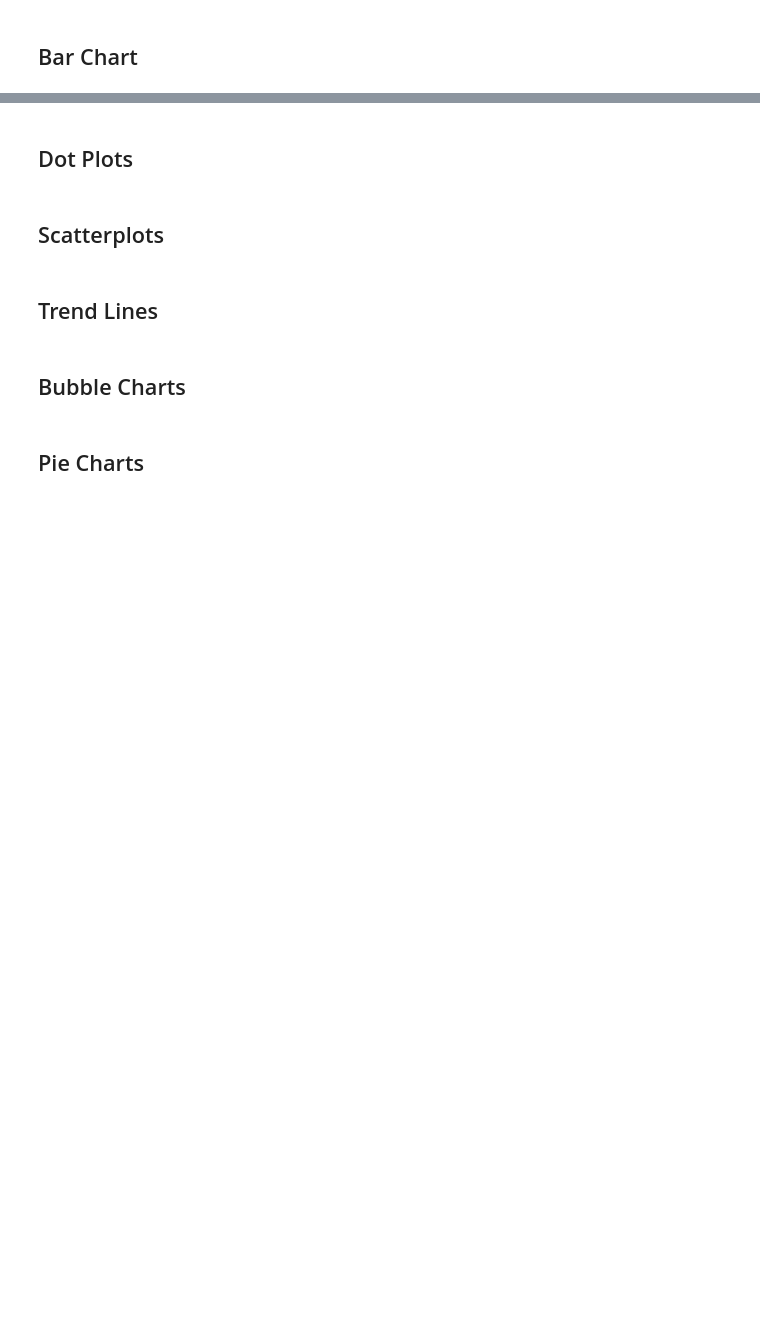
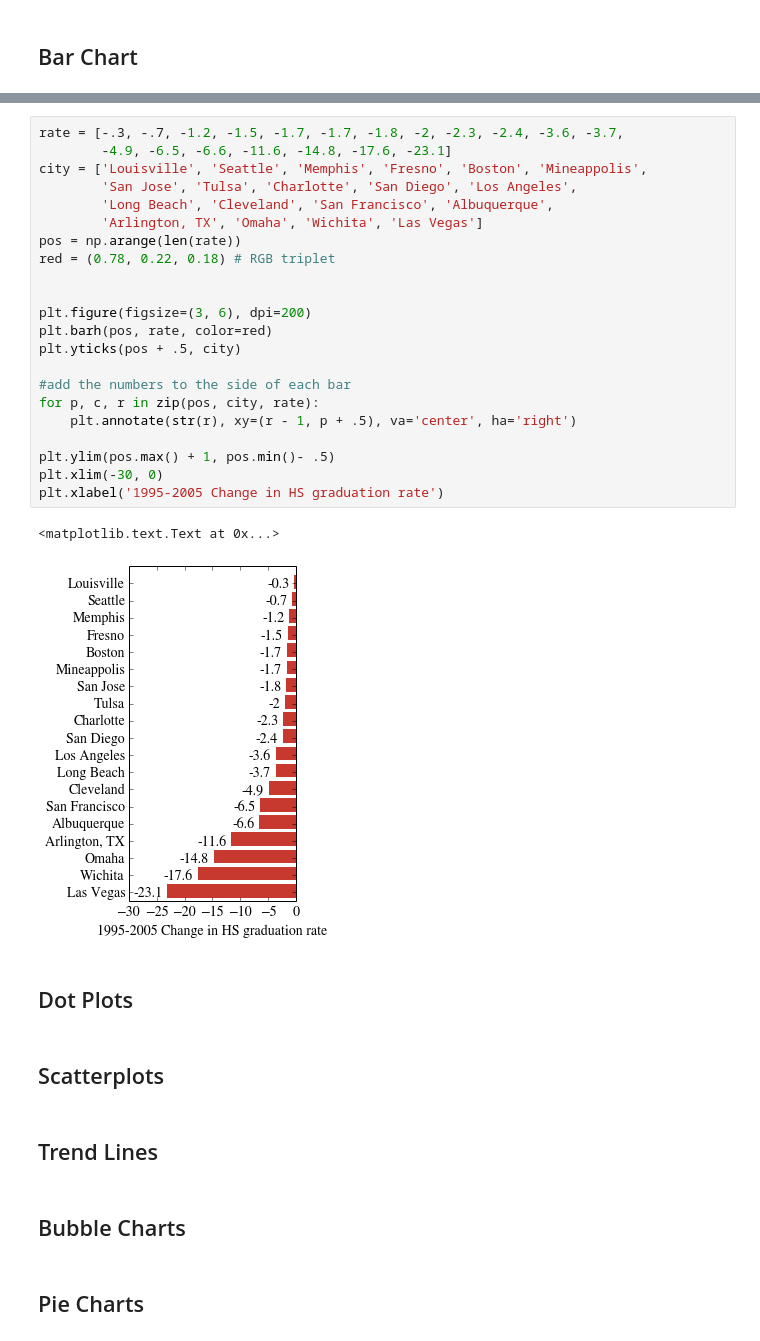
Before and after one commit to cs109/content, a Jupyter notebook: lec_03_statistical_graphs.ipynb, the cells around one changed output, grey strips where cells are left out. Drawn from its saved outputs; the diff is of its cells as text; blank space fills up the shorter version.

```diff
--- a/lec_03_statistical_graphs.ipynb
+++ b/lec_03_statistical_graphs.ipynb
@@ -52,3 +60,28 @@ plt.ylim(pos.max() + 1, pos.min())
+# %%
+rate = [-.3, -.7, -1.2, -1.5, -1.7, -1.7, -1.8, -2, -2.3, -2.4, -3.6, -3.7,
+        -4.9, -6.5, -6.6, -11.6, -14.8, -17.6, -23.1]
+city = ['Louisville', 'Seattle', 'Memphis', 'Fresno', 'Boston', 'Mineappolis',
+        'San Jose', 'Tulsa', 'Charlotte', 'San Diego', 'Los Angeles',
+        'Long Beach', 'Cleveland', 'San Francisco', 'Albuquerque',
+        'Arlington, TX', 'Omaha', 'Wichita', 'Las Vegas']
+pos = np.arange(len(rate))
+red = (0.78, 0.22, 0.18) # RGB triplet
+
+
+plt.figure(figsize=(3, 6), dpi=200)
+plt.barh(pos, rate, color=red)
+plt.yticks(pos + .5, city)
+
+#add the numbers to the side of each bar
+for p, c, r in zip(pos, city, rate):
+    plt.annotate(str(r), xy=(r - 1, p + .5), va='center', ha='right')
+
+plt.ylim(pos.max() + 1, pos.min()- .5)
+plt.xlim(-30, 0)
+plt.xlabel('1995-2005 Change in HS graduation rate')
+# %% [output]
+<matplotlib.text.Text at 0x...>
+[figure, added]
 # %% [markdown]
 ## Dot Plots
 # %% [markdown]
```
Also changed, not shown: parts of 5 cells of this notebook.
